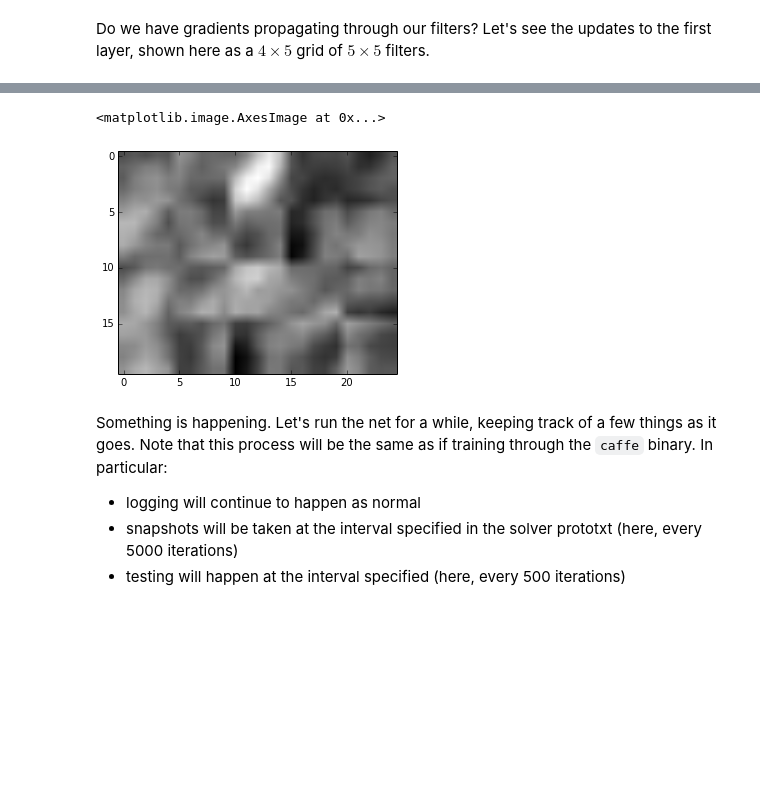
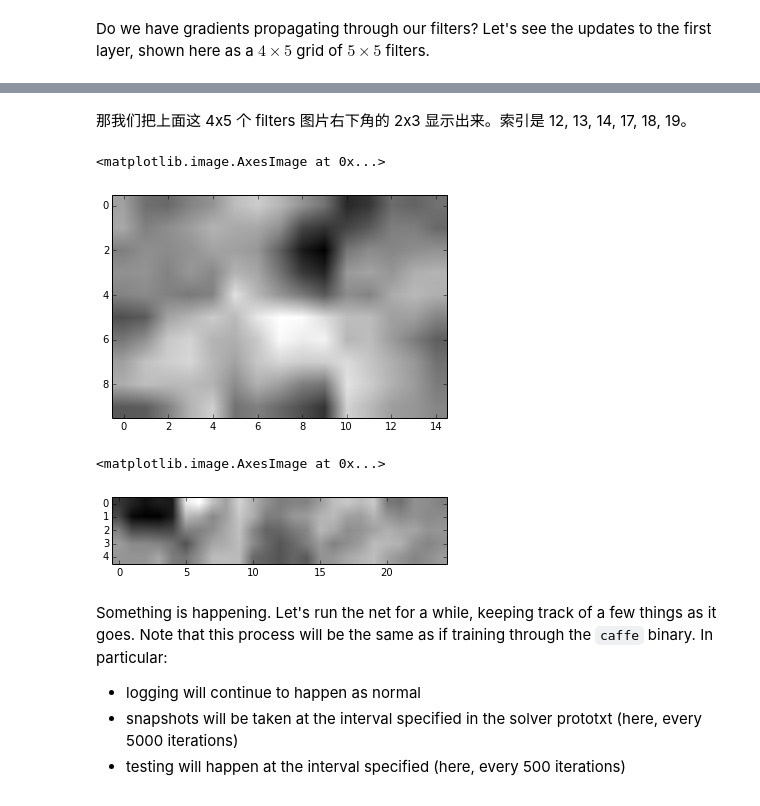
Before and after one commit to district10/caffe-rc3, a Jupyter notebook: examples/01-learning-lenet.ipynb, the cells around one changed output, grey strips where cells are left out. Cells and saved outputs as stored; diff of their text form; code cells hidden in the pictures; blank space fills up the shorter version.

```diff
--- a/examples/01-learning-lenet.ipynb
+++ b/examples/01-learning-lenet.ipynb
@@ -205,9 +326,19 @@ Do we have gradients propagating through our filters? Let's see the updates to t
+# %% [markdown]
+那我们把上面这 4x5 个 filters 图片右下角的 2x3 显示出来。索引是 12, 13, 14, 17, 18, 19。
+# %%
+# 右下角的 2x3 个 filters。
+imshow(solver.net.params['conv1'][0].diff[[12,13,14,17,18,19], 0].reshape(2, 3, 5, 5) # 两组 * 三张/每组
+    .transpose(0, 2, 1, 3).reshape(2*5, 3*5), cmap='gray')
+# %% [output]
+<matplotlib.image.AxesImage at 0x...>
+[figure, added]
 # %%
-imshow(solver.net.params['conv1'][0].diff[:, 0].reshape(4, 5, 5, 5)
-       .transpose(0, 2, 1, 3).reshape(4*5, 5*5), cmap='gray')
+# 第一行
+imshow(solver.net.params['conv1'][0].diff[:5, 0].reshape(1, 5, 5, 5)
+    .transpose(0, 2, 1, 3).reshape(1*5, 5*5), cmap='gray')
 # %% [output]
 <matplotlib.image.AxesImage at 0x...>
-[figure, old version]
+[figure, new version]
 # %% [markdown]
 Something is happening. Let's run the net for a while, keeping track of a few things as it goes.
 Note that this process will be the same as if training through the `caffe` binary. In particular:
```
Also changed, not shown: parts of 28 cells of this notebook, 10 other files.
